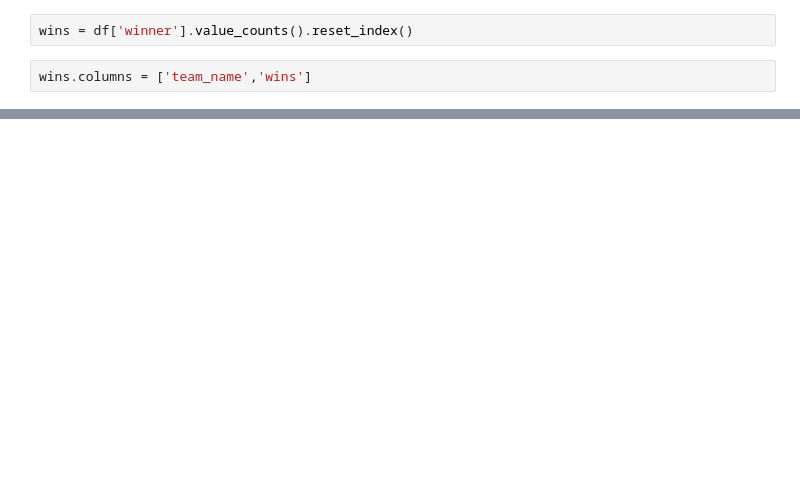
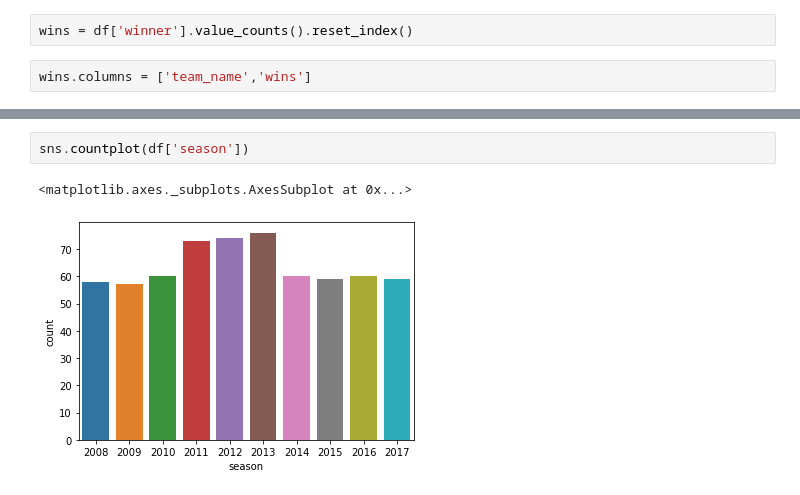
Before and after one commit to ritik1501/IPL-Data-Analysis, a Jupyter notebook: Team Performance.ipynb, the cells around one changed output, grey strips where cells are left out. Saved outputs shown, nothing was run; the diff lists cells and outputs as text; blank space fills up the shorter version.

```diff
--- a/Team Performance.ipynb
+++ b/Team Performance.ipynb
@@ -28,0 +93,5 @@ player.plot(kind='pie',by='%win')
+# %%
+sns.countplot(df['season'])
+# %% [output]
+<matplotlib.axes._subplots.AxesSubplot at 0x...>
+[figure, added]
```
Also changed, not shown: parts of 7 cells of this notebook, 1 other file.
